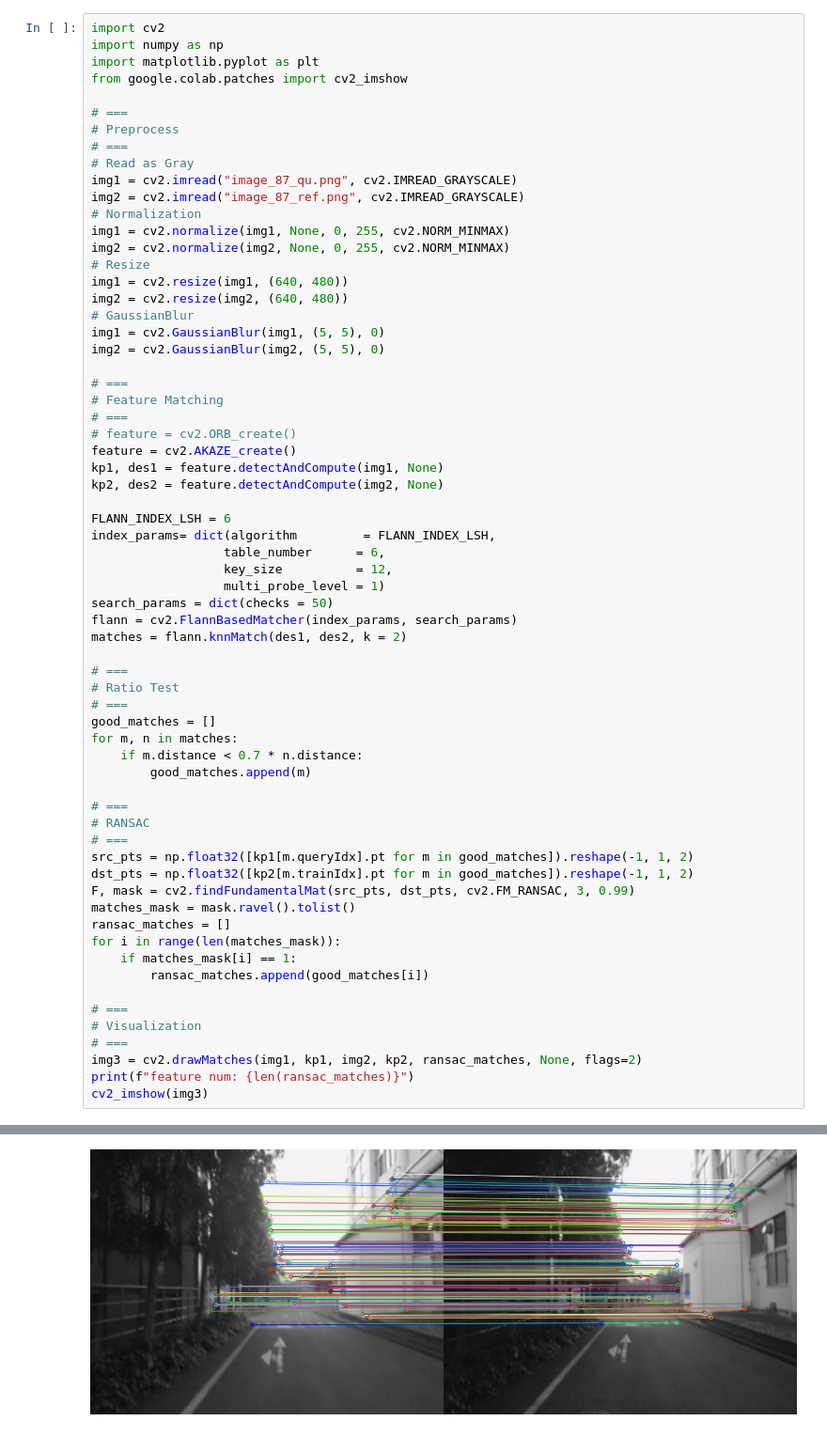
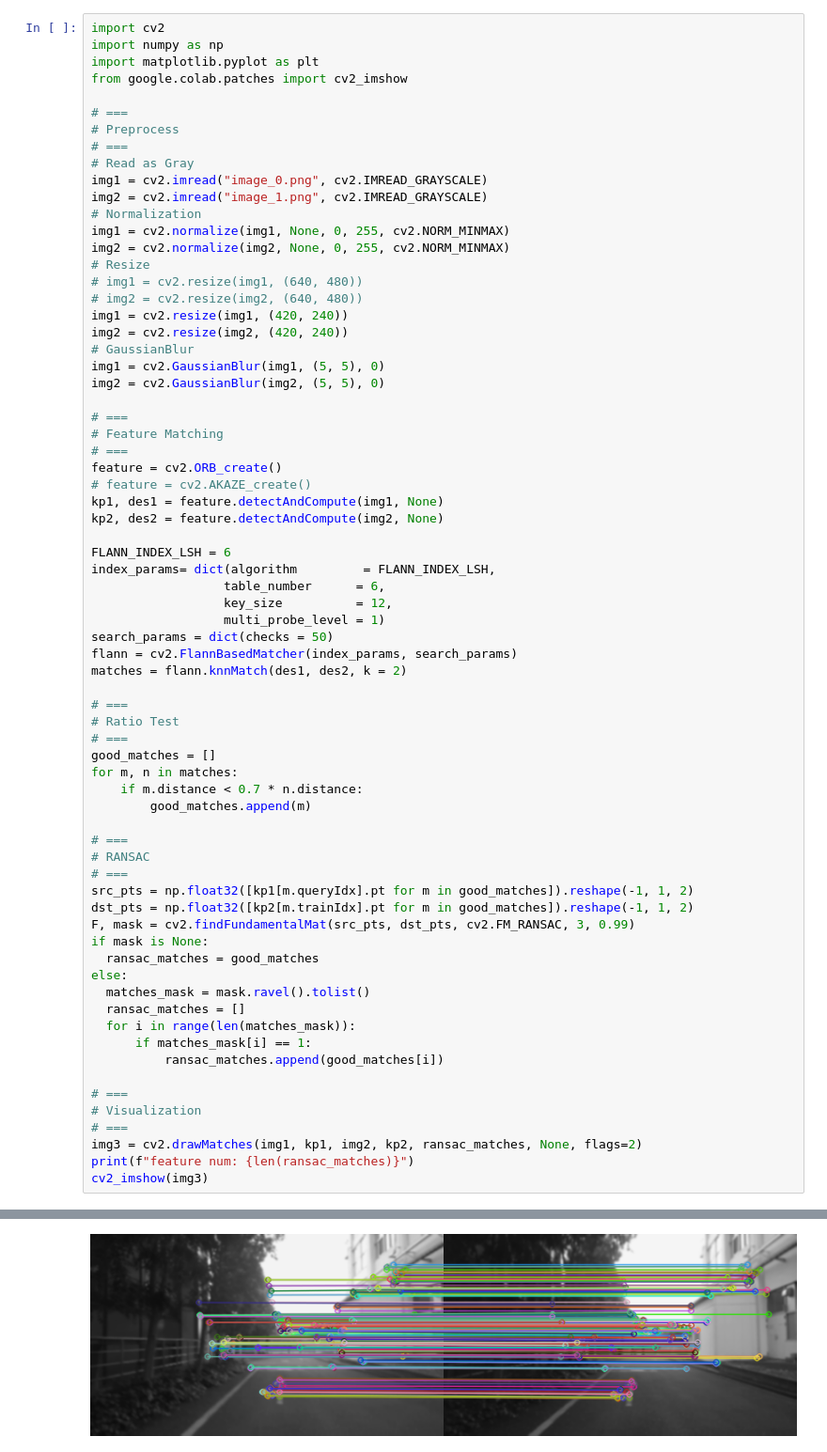
Before and after one commit to ToshikiNakamura0412/my_ipynb, a Jupyter notebook: preprosess.ipynb, the cells around one changed output, grey strips where cells are left out. Shown at 94% size. Saved outputs shown, nothing was run; the diff lists cells and outputs as text.

```diff
--- a/preprosess.ipynb
+++ b/preprosess.ipynb
@@ -10,14 +10,16 @@ from google.colab.patches import cv2_imshow
 # Preprocess
 # ===
 # Read as Gray
-img1 = cv2.imread("image_87_qu.png", cv2.IMREAD_GRAYSCALE)
-img2 = cv2.imread("image_87_ref.png", cv2.IMREAD_GRAYSCALE)
+img1 = cv2.imread("image_0.png", cv2.IMREAD_GRAYSCALE)
+img2 = cv2.imread("image_1.png", cv2.IMREAD_GRAYSCALE)
 # Normalization
 img1 = cv2.normalize(img1, None, 0, 255, cv2.NORM_MINMAX)
 img2 = cv2.normalize(img2, None, 0, 255, cv2.NORM_MINMAX)
 # Resize
-img1 = cv2.resize(img1, (640, 480))
-img2 = cv2.resize(img2, (640, 480))
+# img1 = cv2.resize(img1, (640, 480))
+# img2 = cv2.resize(img2, (640, 480))
+img1 = cv2.resize(img1, (420, 240))
+img2 = cv2.resize(img2, (420, 240))
 # GaussianBlur
 img1 = cv2.GaussianBlur(img1, (5, 5), 0)
 img2 = cv2.GaussianBlur(img2, (5, 5), 0)
@@ -25,8 +27,8 @@ img2 = cv2.GaussianBlur(img2, (5, 5), 0)
 # ===
 # Feature Matching
 # ===
-# feature = cv2.ORB_create()
-feature = cv2.AKAZE_create()
+feature = cv2.ORB_create()
+# feature = cv2.AKAZE_create()
 kp1, des1 = feature.detectAndCompute(img1, None)
 kp2, des2 = feature.detectAndCompute(img2, None)
 
@@ -53,11 +55,14 @@ for m, n in matches:
 src_pts = np.float32([kp1[m.queryIdx].pt for m in good_matches]).reshape(-1, 1, 2)
 dst_pts = np.float32([kp2[m.trainIdx].pt for m in good_matches]).reshape(-1, 1, 2)
 F, mask = cv2.findFundamentalMat(src_pts, dst_pts, cv2.FM_RANSAC, 3, 0.99)
-matches_mask = mask.ravel().tolist()
-ransac_matches = []
-for i in range(len(matches_mask)):
-    if matches_mask[i] == 1:
-        ransac_matches.append(good_matches[i])
+if mask is None:
+  ransac_matches = good_matches
+else:
+  matches_mask = mask.ravel().tolist()
+  ransac_matches = []
+  for i in range(len(matches_mask)):
+      if matches_mask[i] == 1:
+          ransac_matches.append(good_matches[i])
 
 # ===
 # Visualization
@@ -70 +75 @@ feature num: 133
-[figure, old version]
+[figure, new version]
```
Also changed, not shown: parts of 1 cell of this notebook.
